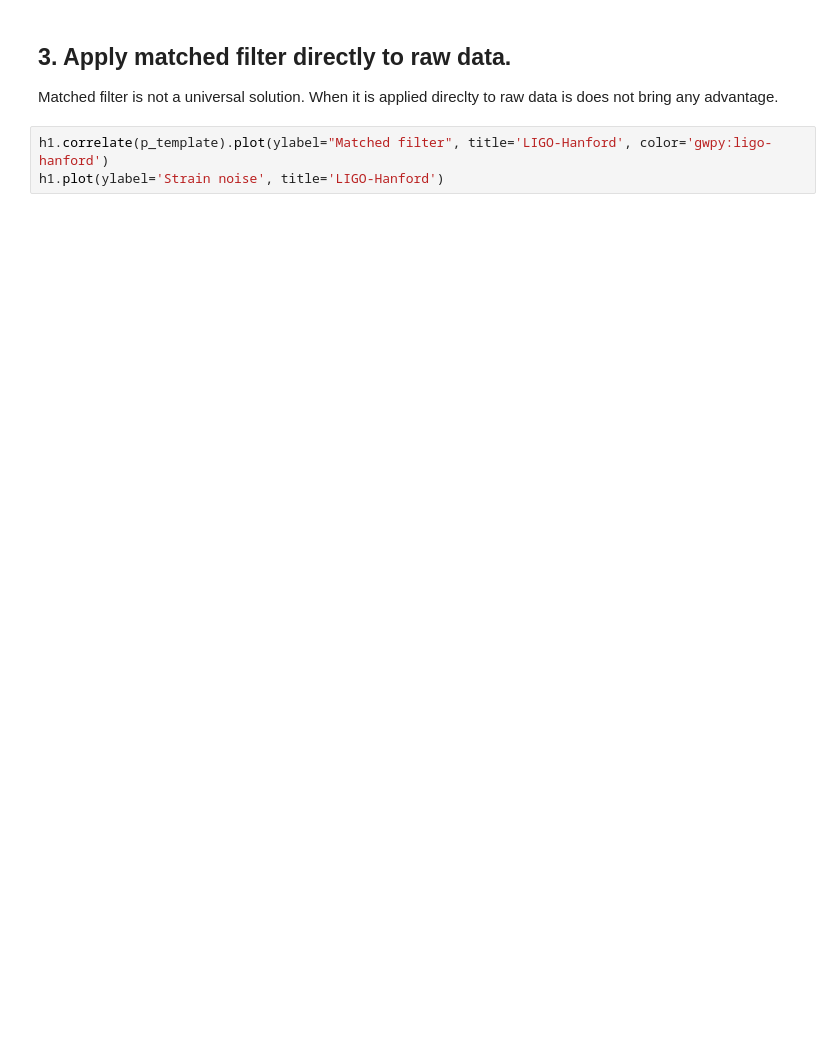
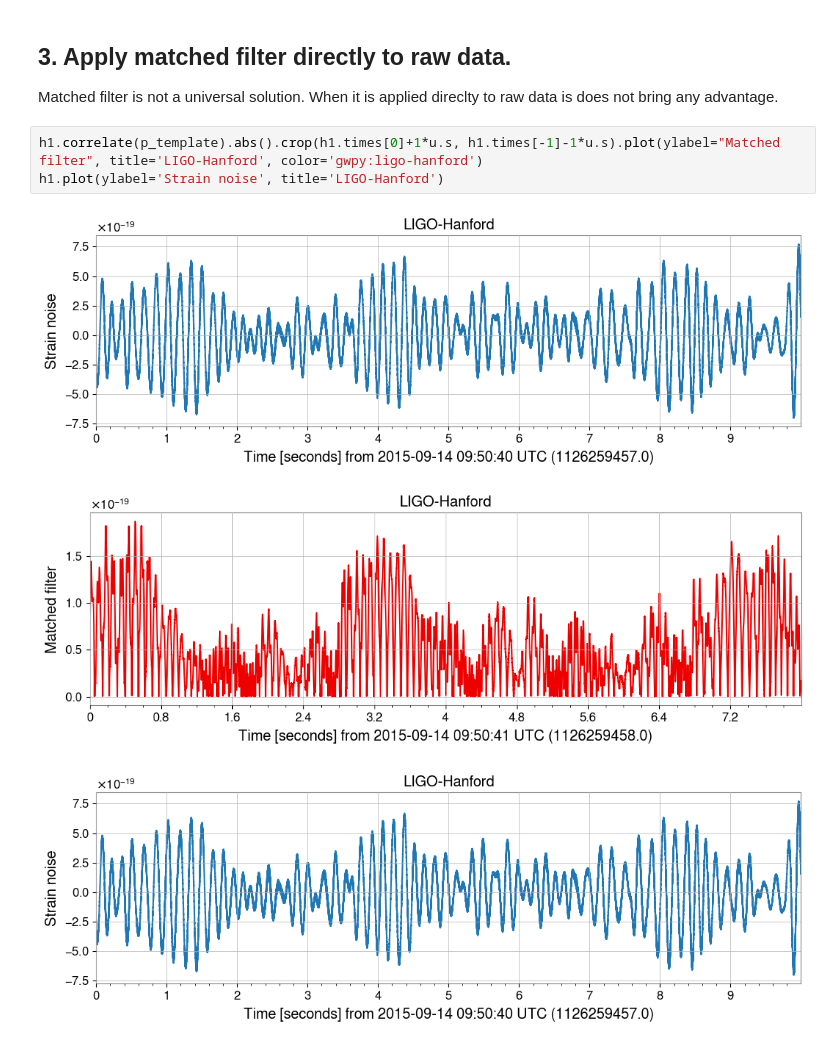
Before and after one commit to matib12/corso_gw, a Jupyter notebook: python/6.5 - GW150914 Data Analysis 2.ipynb, the cells around one changed output. Drawn from its saved outputs; the diff is of its cells as text; blank space fills up the shorter version.

```diff
--- a/python/6.5 - GW150914 Data Analysis 2.ipynb
+++ b/python/6.5 - GW150914 Data Analysis 2.ipynb
@@ -62,5 +89,9 @@ h1b.correlate(p_template).abs().crop(h1b.times[0]+1*u.s, h1b.times[-1]-1*u.s).pl
 ## 3. Apply matched filter directly to raw data.
 Matched filter is not a universal solution. When it is applied direclty to raw data is does not bring any advantage.
 # %%
-h1.correlate(p_template).plot(ylabel="Matched filter", title='LIGO-Hanford', color='gwpy:ligo-hanford')
+h1.correlate(p_template).abs().crop(h1.times[0]+1*u.s, h1.times[-1]-1*u.s).plot(ylabel="Matched filter", title='LIGO-Hanford', color='gwpy:ligo-hanford')
 h1.plot(ylabel='Strain noise', title='LIGO-Hanford')
+# %% [output]
+[figure, added]
+[figure, added]
+[figure, added]
```
Also changed, not shown: parts of 4 cells of this notebook, 4 other files.
